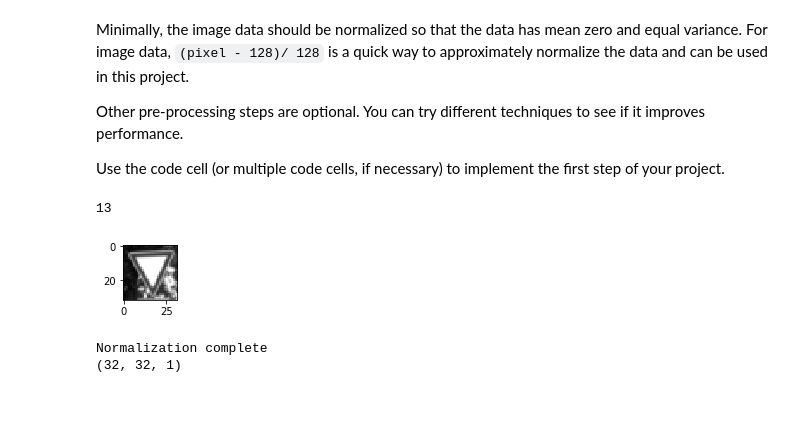
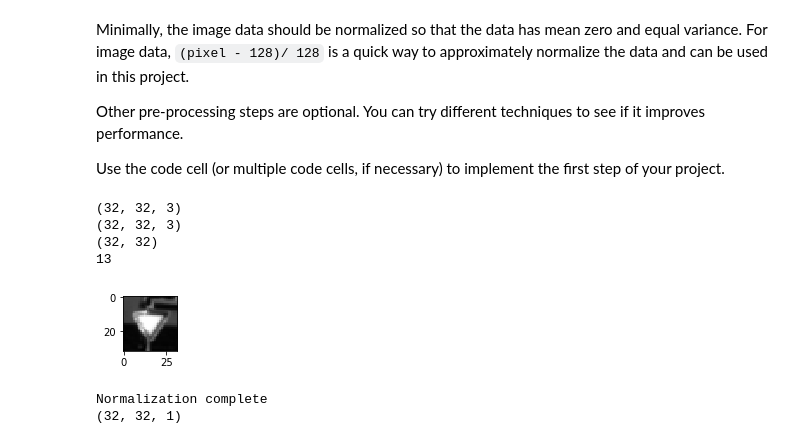
Before and after one commit to shareq2005/CarND-Traffic-Sign-Classifier-Project, a Jupyter notebook: Traffic_Sign_Classifier.ipynb, the cells around one changed output. Drawn from its saved outputs; the diff is of its cells as text; code cells hidden in the pictures; blank space fills up the shorter version.

Commit message:
Completed the example images analysis

```diff
--- a/Traffic_Sign_Classifier.ipynb
+++ b/Traffic_Sign_Classifier.ipynb
@@ -149,31 +149,42 @@ from sklearn.utils import shuffle
 X_train, y_train = shuffle(X_train, y_train)
 # %%
 import cv2
+import numpy as np
 
 def GrayscaleImage(pixel_data):
     grayscaled_image = cv2.cvtColor(pixel_data, cv2.COLOR_RGB2GRAY)
     grayscaled_image = grayscaled_image.reshape(32,32,1)
     return grayscaled_image
 
 def CreateGrayscaleImageArray(X_data):
     X_data = np.array([GrayscaleImage(X_data[i]) for i in range(len(X_data))])
     return X_data
 
+index = random.randint(0, len(X_train))
+print(np.shape(image))
+image = X_train[index].squeeze()
+print(np.shape(image))
+
 #Grayscale the training, validation and testing sets
 X_train = CreateGrayscaleImageArray(X_train)
 X_valid = CreateGrayscaleImageArray(X_valid)
 X_test  = CreateGrayscaleImageArray(X_test)
 
 #Print a random image
 index = random.randint(0, len(X_train))
 image = X_train[index].squeeze()
 
+print(np.shape(image))
+
 plt.figure(figsize=(1,1))
 plt.imshow(image, cmap='gray')
 print(y_train[index])
 # %% [output]
+(32, 32, 3)
+(32, 32, 3)
+(32, 32)
 13
-[figure, old version]
+[figure, new version]
 # %%
 import numpy as np
 #Normalize the training, validation & testing sets
```
Also changed, not shown: parts of 10 cells of this notebook, 9 other files.
